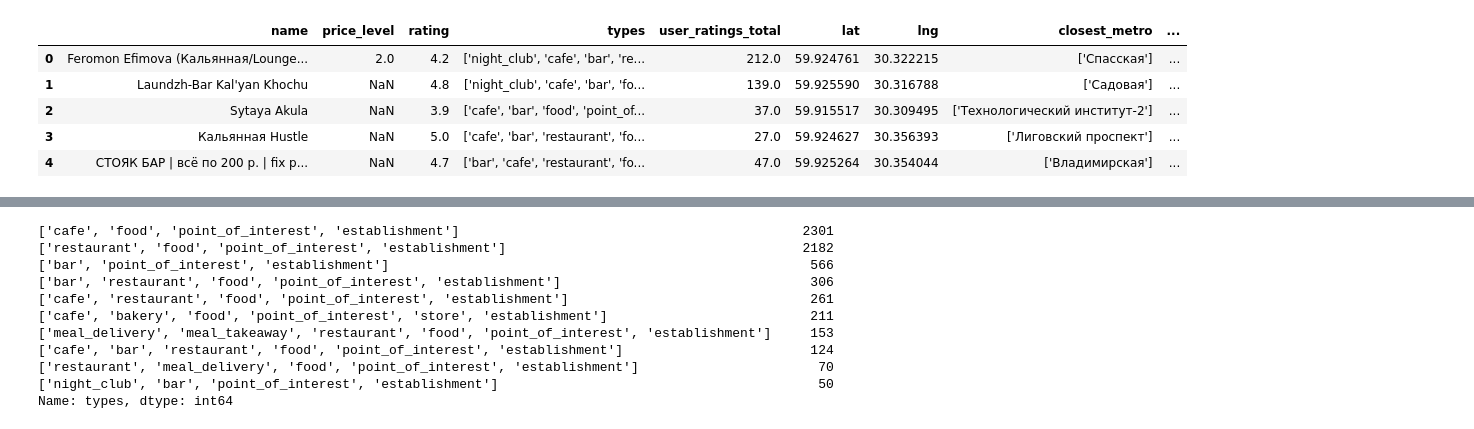
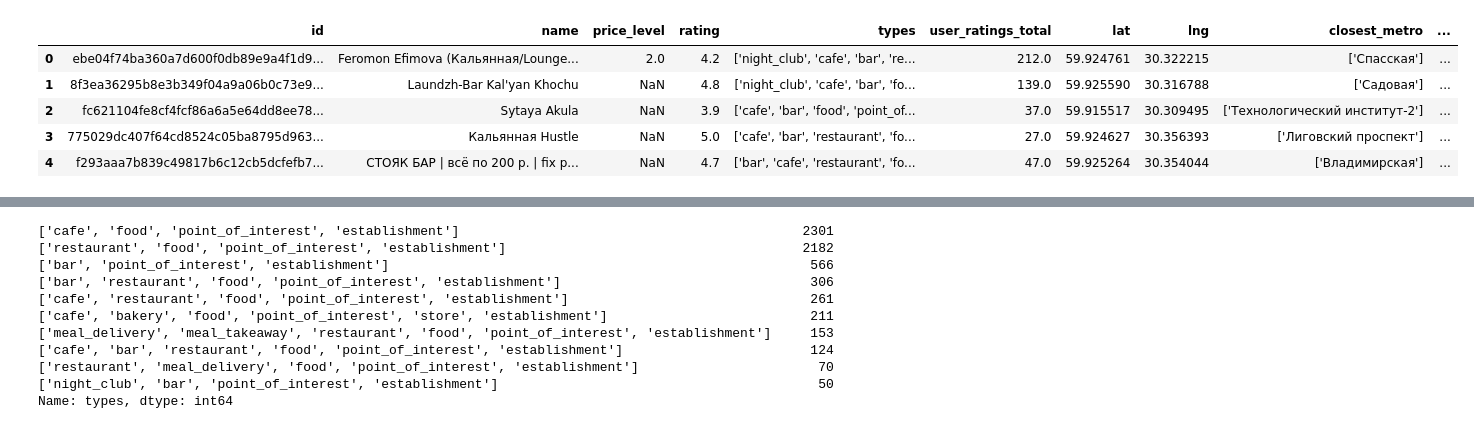
Before and after one commit to fedix/MSA_Project, a Jupyter notebook: data_preprocessing.ipynb, the cells around one changed output, grey strips where cells are left out. Cells and saved outputs as stored; diff of their text form; code cells hidden in the pictures.

```diff
--- a/data_preprocessing.ipynb
+++ b/data_preprocessing.ipynb
@@ -2,16 +2,15 @@
 import pandas as pd
 # %%
 df = pd.read_csv("data/data_food_final.csv")
-df = df.drop(columns = [
-    'id', 'plus_code', 'business_status', 'icon','geometry', 'opening_hours','photos','vicinity', 'scope', 'reference'])
+df = df.drop(columns = ['plus_code', 'business_status', 'icon','geometry', 'opening_hours','photos','vicinity', 'scope', 'reference'])
 df.head()
 # %% [output]
-|  | name | price_level | rating | types | user_ratings_total | lat | lng | closest_metro | ... |
-| 0 | Feromon Efimova (Кальянная/Lounge... | 2.0 | 4.2 | ['night_club', 'cafe', 'bar', 're... | 212.0 | 59.924761 | 30.322215 | ['Спасская'] | ... |
-| 1 | Laundzh-Bar Kal'yan Khochu | NaN | 4.8 | ['night_club', 'cafe', 'bar', 'fo... | 139.0 | 59.925590 | 30.316788 | ['Садовая'] | ... |
-| 2 | Sytaya Akula | NaN | 3.9 | ['cafe', 'bar', 'food', 'point_of... | 37.0 | 59.915517 | 30.309495 | ['Технологический институт-2'] | ... |
-| 3 | Кальянная Hustle | NaN | 5.0 | ['cafe', 'bar', 'restaurant', 'fo... | 27.0 | 59.924627 | 30.356393 | ['Лиговский проспект'] | ... |
-| 4 | СТОЯК БАР | всё по 200 р. | fix p... | NaN | 4.7 | ['bar', 'cafe', 'restaurant', 'fo... | 47.0 | 59.925264 | 30.354044 | ['Владимирская'] | ... |
+|  | id | name | price_level | rating | types | user_ratings_total | lat | lng | closest_metro | ... |
+| 0 | ebe04f74ba360a7d600f0db89e9a4f1d9... | Feromon Efimova (Кальянная/Lounge... | 2.0 | 4.2 | ['night_club', 'cafe', 'bar', 're... | 212.0 | 59.924761 | 30.322215 | ['Спасская'] | ... |
+| 1 | 8f3ea36295b8e3b349f04a9a06b0c73e9... | Laundzh-Bar Kal'yan Khochu | NaN | 4.8 | ['night_club', 'cafe', 'bar', 'fo... | 139.0 | 59.925590 | 30.316788 | ['Садовая'] | ... |
+| 2 | fc621104fe8cf4fcf86a6a5e64dd8ee78... | Sytaya Akula | NaN | 3.9 | ['cafe', 'bar', 'food', 'point_of... | 37.0 | 59.915517 | 30.309495 | ['Технологический институт-2'] | ... |
+| 3 | 775029dc407f64cd8524c05ba8795d963... | Кальянная Hustle | NaN | 5.0 | ['cafe', 'bar', 'restaurant', 'fo... | 27.0 | 59.924627 | 30.356393 | ['Лиговский проспект'] | ... |
+| 4 | f293aaa7b839c49817b6c12cb5dcfefb7... | СТОЯК БАР | всё по 200 р. | fix p... | NaN | 4.7 | ['bar', 'cafe', 'restaurant', 'fo... | 47.0 | 59.925264 | 30.354044 | ['Владимирская'] | ... |
 # %%
 # считаем расстояние до центра
 from geopy.distance import distance
```
Also changed, not shown: parts of 8 cells of this notebook, 3 other files.
